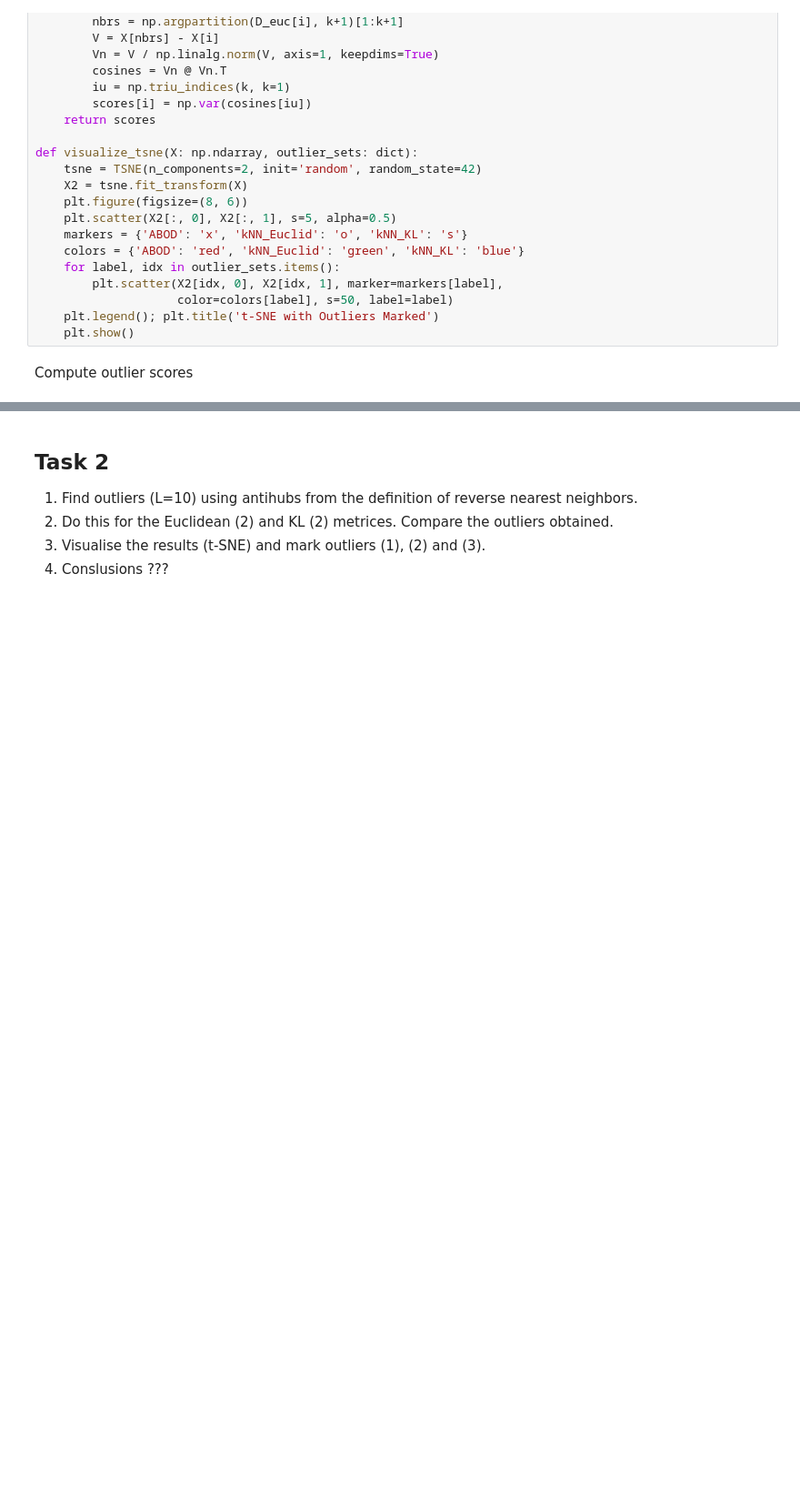
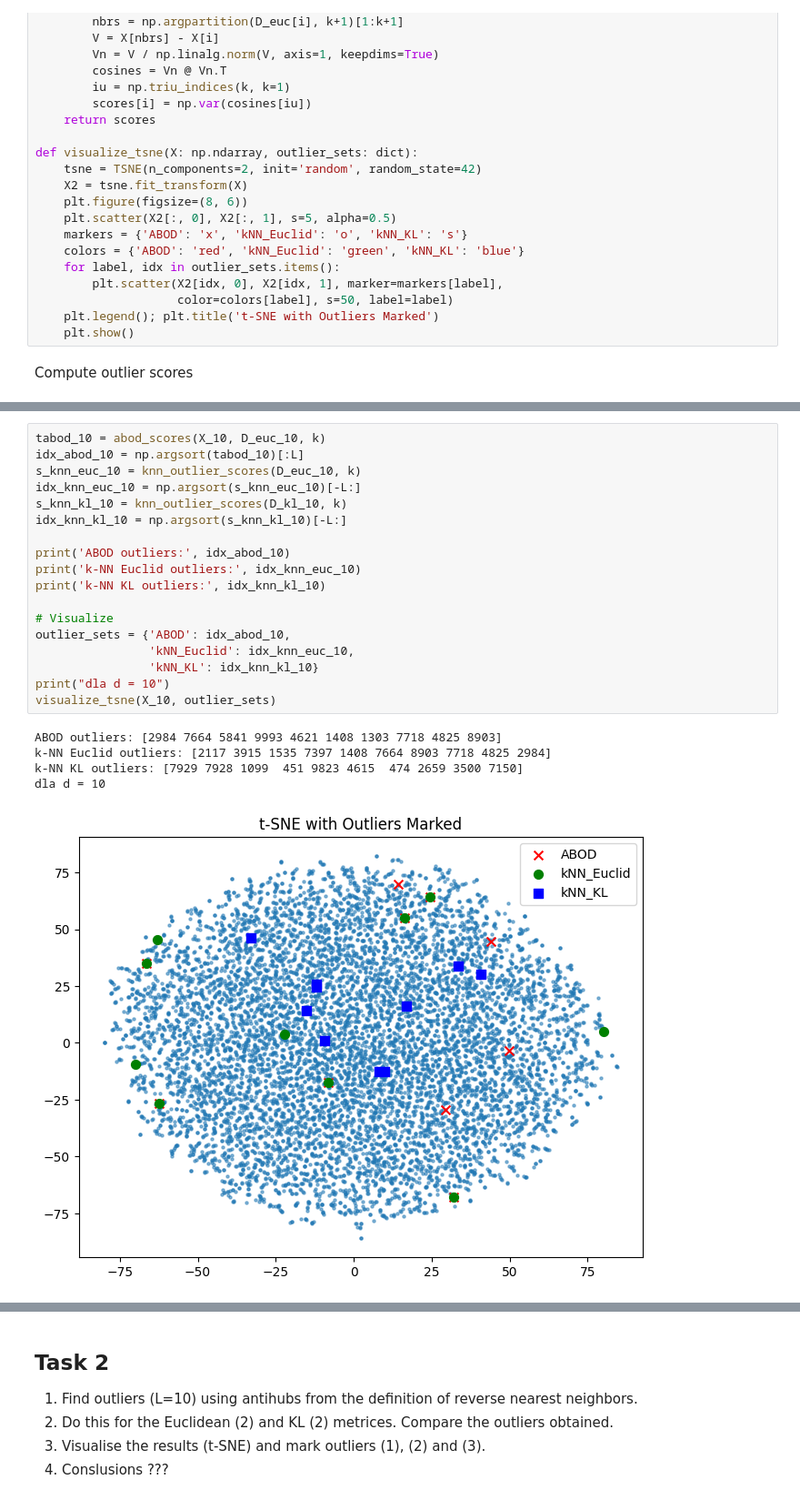
Before and after one commit to PiotrBra/MachineLearning, a Jupyter notebook: lab4/lab4.ipynb, the cells around one changed output, grey strips where cells are left out. Shown at 91% size. Drawn from its saved outputs; the diff is of its cells as text; blank space fills up the shorter version.

```diff
--- a/lab4/lab4.ipynb
+++ b/lab4/lab4.ipynb
@@ -127,0 +129,24 @@ dla d = 5
+# %%
+tabod_10 = abod_scores(X_10, D_euc_10, k)
+idx_abod_10 = np.argsort(tabod_10)[:L]
+s_knn_euc_10 = knn_outlier_scores(D_euc_10, k)
+idx_knn_euc_10 = np.argsort(s_knn_euc_10)[-L:]
+s_knn_kl_10 = knn_outlier_scores(D_kl_10, k)
+idx_knn_kl_10 = np.argsort(s_knn_kl_10)[-L:]
+
+print('ABOD outliers:', idx_abod_10)
+print('k-NN Euclid outliers:', idx_knn_euc_10)
+print('k-NN KL outliers:', idx_knn_kl_10)
+
+# Visualize
+outlier_sets = {'ABOD': idx_abod_10,
+                'kNN_Euclid': idx_knn_euc_10,
+                'kNN_KL': idx_knn_kl_10}
+print("dla d = 10")
+visualize_tsne(X_10, outlier_sets)
+# %% [output]
+ABOD outliers: [2984 7664 5841 9993 4621 1408 1303 7718 4825 8903]
+k-NN Euclid outliers: [2117 3915 1535 7397 1408 7664 8903 7718 4825 2984]
+k-NN KL outliers: [7929 7928 1099  451 9823 4615  474 2659 3500 7150]
+dla d = 10
+[figure, added]
```
Also changed, not shown: parts of 8 cells of this notebook.
